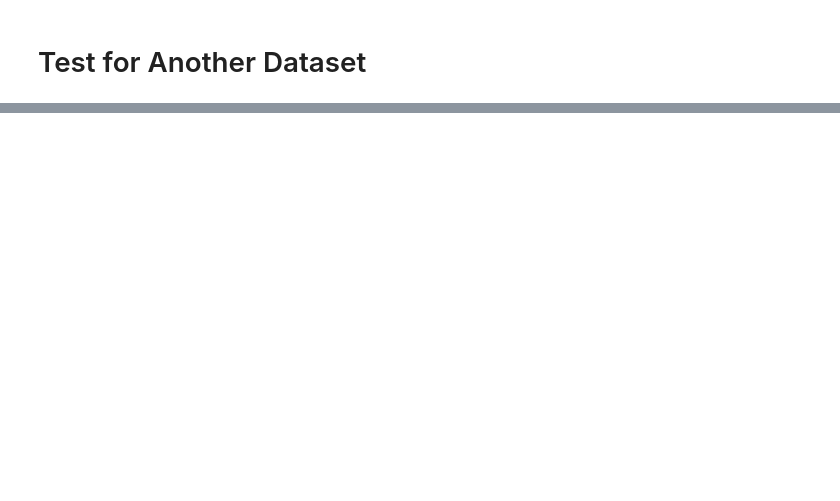
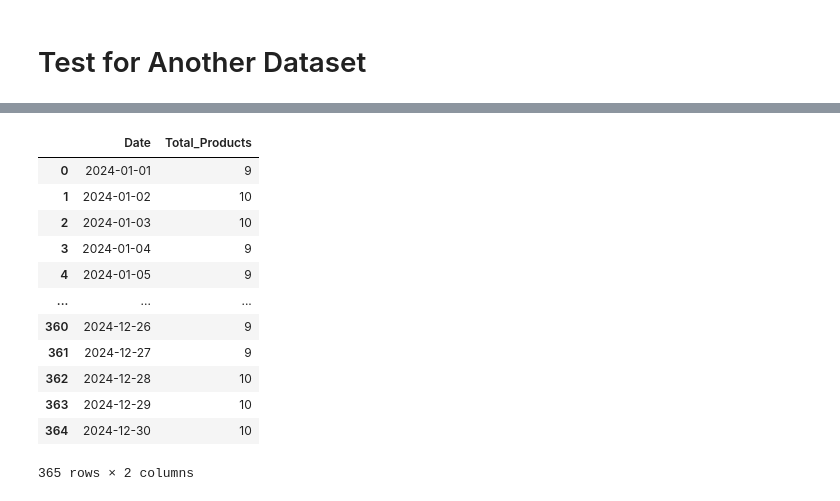
Before and after one commit to Bizniz-Corp/Pretrained-Prediksi-Profit-Model, a Jupyter notebook: Model/ModelPrediksiProfit.ipynb, the cells around one changed output, grey strips where cells are left out. Drawn from its saved outputs; the diff is of its cells as text; code cells hidden in the pictures; blank space fills up the shorter version.

```diff
--- a/Model/prediksiProfit.ipynb
+++ b/Model/ModelPrediksiProfit.ipynb
@@ -524,2 +839,6 @@ plt.show()
 # %% [markdown]
 # Test for Another Dataset
+# %%
+df = readDataSet("test dataset.xlsx")
+# %%
+df = clean_and_standardize_data(df)
@@ -525,0 +865,2 @@ plt.show()
+# %%
+df = process_aggregated_data(df)
@@ -525,0 +871,18 @@ plt.show()
+# %%
+df1 = df[['Date', 'Total_Products']]
+# %%
+df1
+# %% [output]
+|  | Date | Total_Products |
+| 0 | 2024-01-01 | 9 |
+| 1 | 2024-01-02 | 10 |
+| 2 | 2024-01-03 | 10 |
+| 3 | 2024-01-04 | 9 |
+| 4 | 2024-01-05 | 9 |
+| ... | ... | ... |
+| 360 | 2024-12-26 | 9 |
+| 361 | 2024-12-27 | 9 |
+| 362 | 2024-12-28 | 10 |
+| 363 | 2024-12-29 | 10 |
+| 364 | 2024-12-30 | 10 |
+365 rows × 2 columns
```
Also changed, not shown: parts of 20 cells of this notebook.
